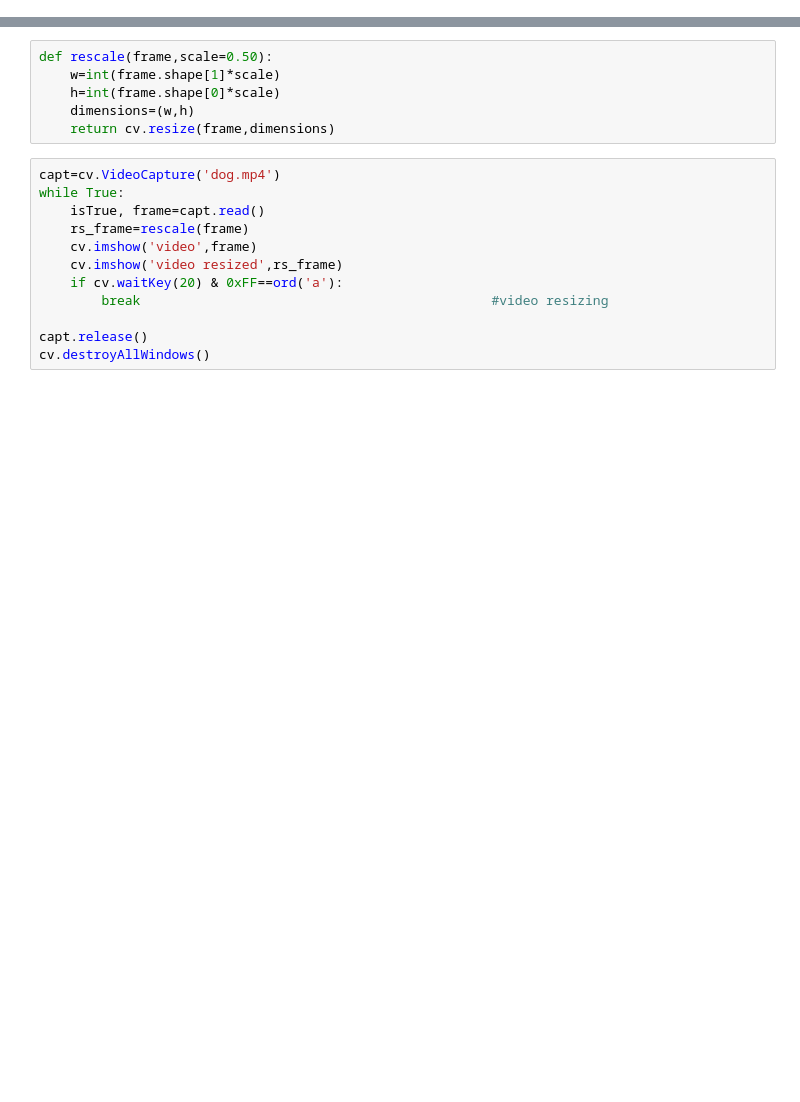
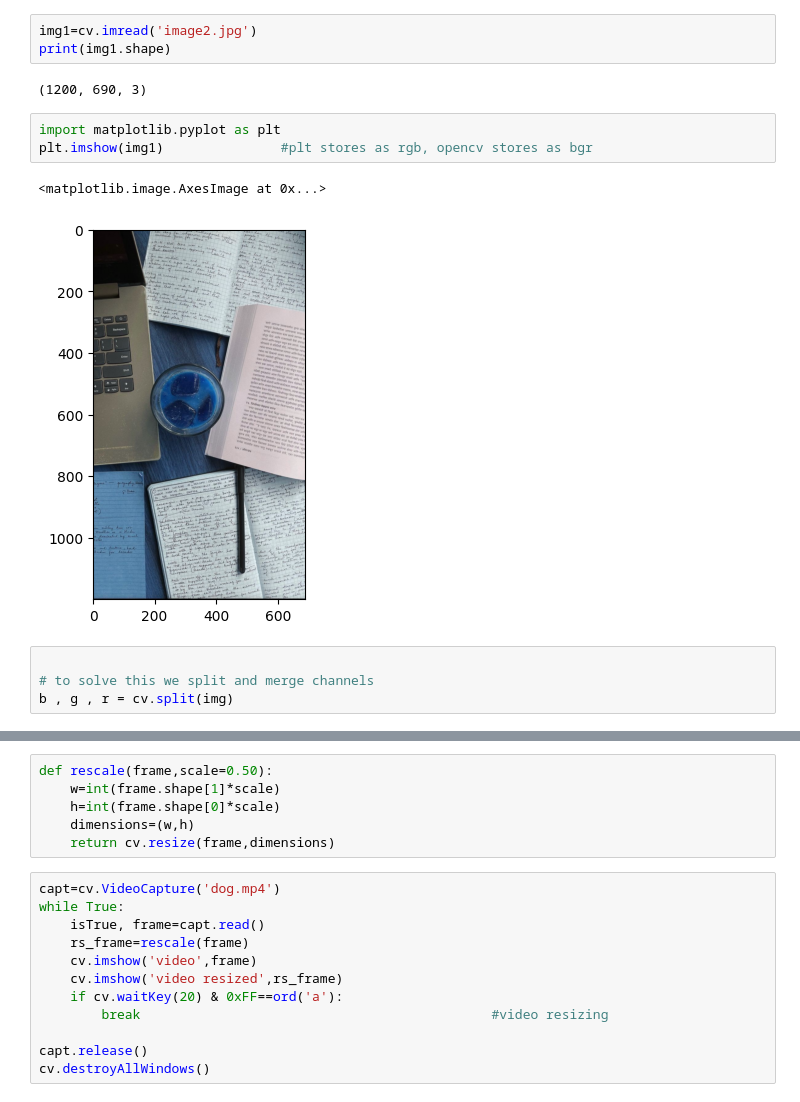
Before and after one commit to anjaliii210/OpenCV_Demo, a Jupyter notebook: demo.ipynb, the cells around one changed output, grey strips where cells are left out. Cells and saved outputs as stored; diff of their text form; blank space fills up the shorter version.

Commit message:
updates on opencv learning.

```diff
--- a/demo.ipynb
+++ b/demo.ipynb
@@ -5,0 +18,15 @@ cv.waitKey(0)
+# %%
+img1=cv.imread('image2.jpg')
+print(img1.shape)
+# %% [output]
+(1200, 690, 3)
+# %%
+import matplotlib.pyplot as plt
+plt.imshow(img1)               #plt stores as rgb, opencv stores as bgr
+# %% [output]
+<matplotlib.image.AxesImage at 0x...>
+[figure, added]
+# %%
+
+# to solve this we split and merge channels
+b , g , r = cv.split(img)
```
Also changed, not shown: parts of 19 cells of this notebook, 1 other file.
